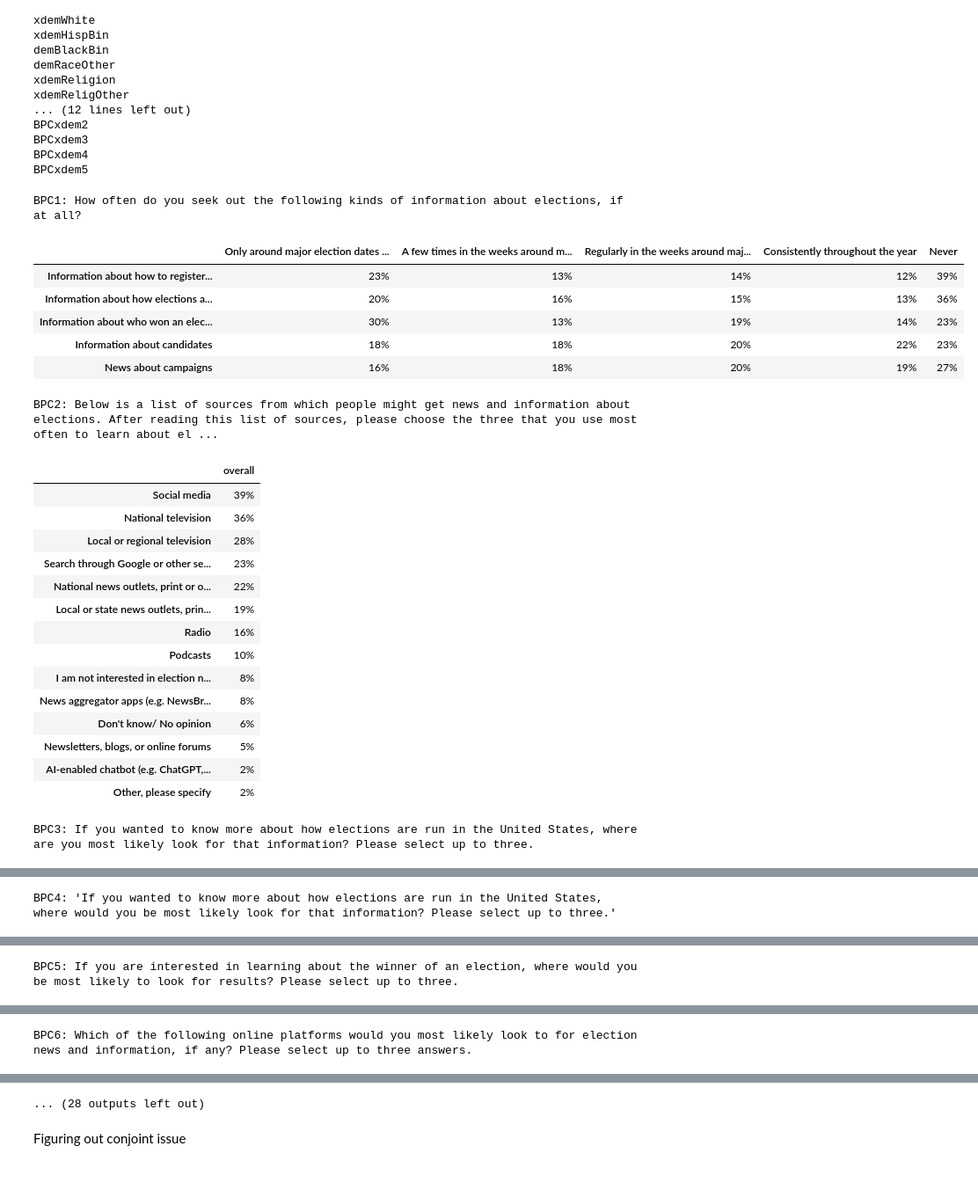
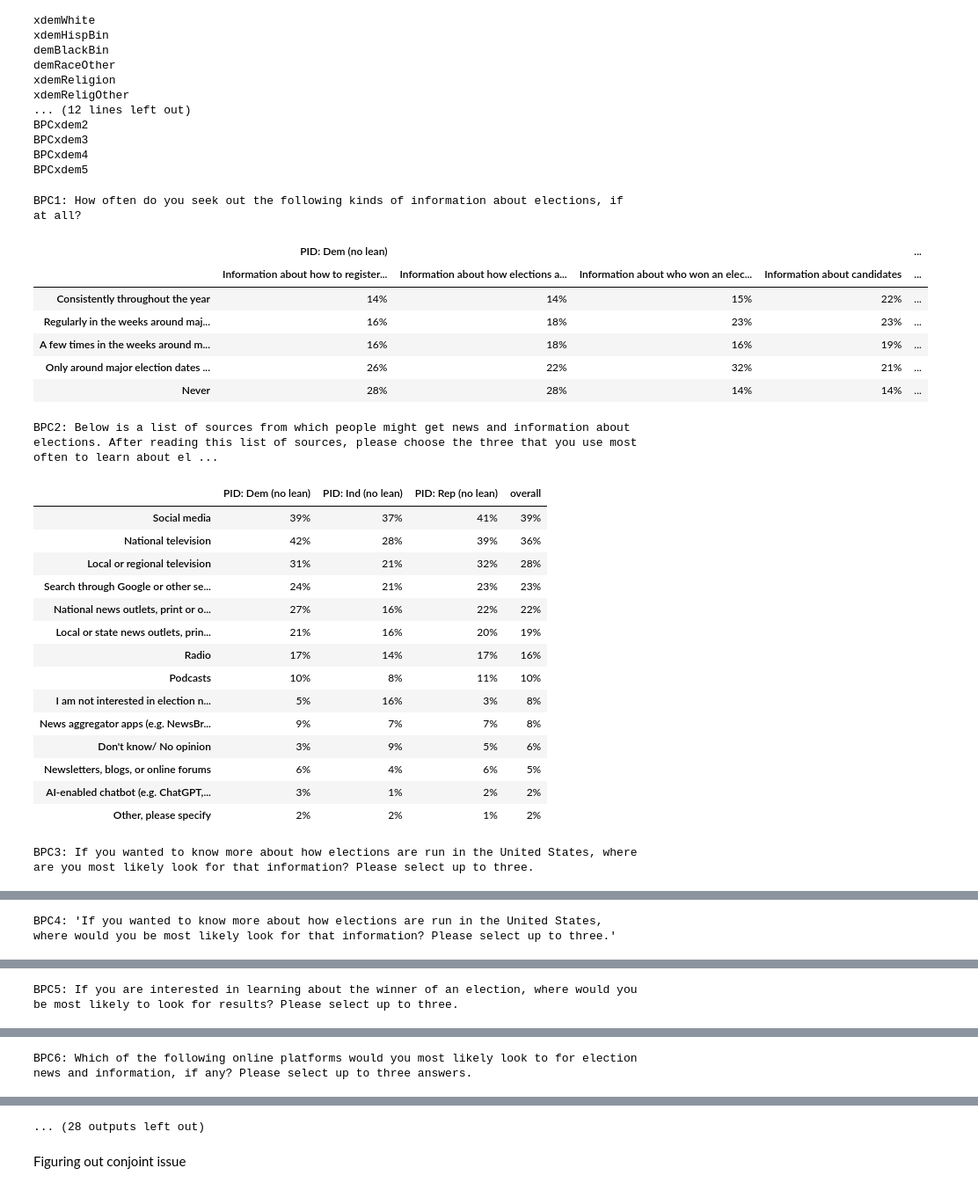
Before and after one commit to Bipartisan-Policy-Center/bpc-election-information-surveys, a Jupyter notebook: analyses.ipynb, the cells around one changed output, grey strips where cells are left out. Shown: that part at 88% size. Drawn from its saved outputs; the diff is of its cells as text; code cells hidden in the pictures.

Commit message:
xpid

```diff
--- a/analyses.ipynb
+++ b/analyses.ipynb
@@ -63,55 +63,56 @@ for question in questions:
             # print(q_codebook[key])
             if '---' in q_codebook[key]:
                 print(f"\n\n{question}: {q_codebook[key].split('---')[0]}")
                 break
             elif '\\\\' in q_codebook[key]:
                 q_text = q_codebook[key].split('\\\\')[0]
                 print(f"\n\n{question}: {q_text}")
                 break
             else:
                 print(f"\n\n{question}: {q_codebook[key]}")
 
 
     try:
-        demo = None
-        # demo="age"
+        # demo = None
+        demo="xpid3"
         results = mc_processor.get_percents(data,codebook,q_codebook,question,demo)
 
         if demo:
             # create demo directory
             if not os.path.exists(f"{survey_year}/processed/{demo}"):
                 os.makedirs(f"{survey_year}/processed/{demo}")
             # save to demo directory
             results.to_csv(f"{survey_year}/processed/{demo}/{question}.csv")
         else:
             results.to_csv(f"{survey_year}/processed/{question}.csv")
 
         display(results.style.format("{:.0%}"))
 
     except Exception as e:
         print(f"*Issue with {question} {str(e)[:100]}\n")
 # %% [output]
 BPC1: How often do you seek out the following kinds of information about elections, if at all?
-|  | Only around major election dates ... | A few times in the weeks around m... | Regularly in the weeks around maj... | Consistently throughout the year | Never |
-| Information about how to register... | 23% | 13% | 14% | 12% | 39% |
-| Information about how elections a... | 20% | 16% | 15% | 13% | 36% |
-| Information about who won an elec... | 30% | 13% | 19% | 14% | 23% |
-| Information about candidates | 18% | 18% | 20% | 22% | 23% |
-| News about campaigns | 16% | 18% | 20% | 19% | 27% |
+|  | PID: Dem (no lean) |  |  |  | ... |
+|  | Information about how to register... | Information about how elections a... | Information about who won an elec... | Information about candidates | ... |
+| Consistently throughout the year | 14% | 14% | 15% | 22% | ... |
+| Regularly in the weeks around maj... | 16% | 18% | 23% | 23% | ... |
+| A few times in the weeks around m... | 16% | 18% | 16% | 19% | ... |
+| Only around major election dates ... | 26% | 22% | 32% | 21% | ... |
+| Never | 28% | 28% | 14% | 14% | ... |
 BPC2: Below is a list of sources from which people might get news and information about elections. After reading this list of sources, please choose the three that you use most often to learn about el ...
-|  | overall |
-| Social media | 39% |
-| National television | 36% |
-| Local or regional television | 28% |
-| Search through Google or other se... | 23% |
-| National news outlets, print or o... | 22% |
-| Local or state news outlets, prin... | 19% |
-| Radio | 16% |
-| Podcasts | 10% |
-| I am not interested in election n... | 8% |
-| News aggregator apps (e.g. NewsBr... | 8% |
-| Don't know/ No opinion | 6% |
-| Newsletters, blogs, or online forums | 5% |
-| AI-enabled chatbot (e.g. ChatGPT,... | 2% |
-| Other, please specify | 2% |
+|  | PID: Dem (no lean) | PID: Ind (no lean) | PID: Rep (no lean) | overall |
+| Social media | 39% | 37% | 41% | 39% |
+| National television | 42% | 28% | 39% | 36% |
+| Local or regional television | 31% | 21% | 32% | 28% |
+| Search through Google or other se... | 24% | 21% | 23% | 23% |
+| National news outlets, print or o... | 27% | 16% | 22% | 22% |
+| Local or state news outlets, prin... | 21% | 16% | 20% | 19% |
+| Radio | 17% | 14% | 17% | 16% |
+| Podcasts | 10% | 8% | 11% | 10% |
+| I am not interested in election n... | 5% | 16% | 3% | 8% |
+| News aggregator apps (e.g. NewsBr... | 9% | 7% | 7% | 8% |
+| Don't know/ No opinion | 3% | 9% | 5% | 6% |
+| Newsletters, blogs, or online forums | 6% | 4% | 6% | 5% |
+| AI-enabled chatbot (e.g. ChatGPT,... | 3% | 1% | 2% | 2% |
+| Other, please specify | 2% | 2% | 1% | 2% |
 BPC3: If you wanted to know more about how elections are run in the United States, where are you most likely look for that information? Please select up to three.
```
Also changed, not shown: parts of 1 cell of this notebook, 4 other files.
